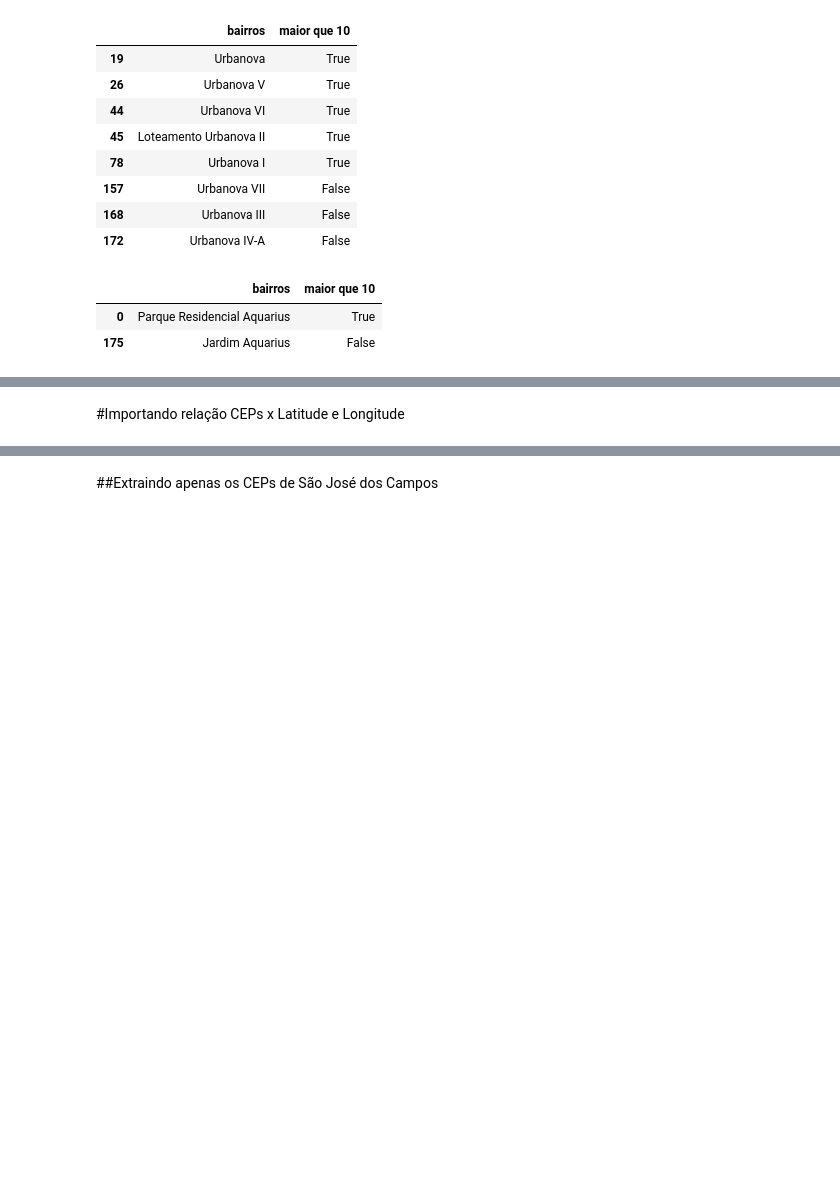
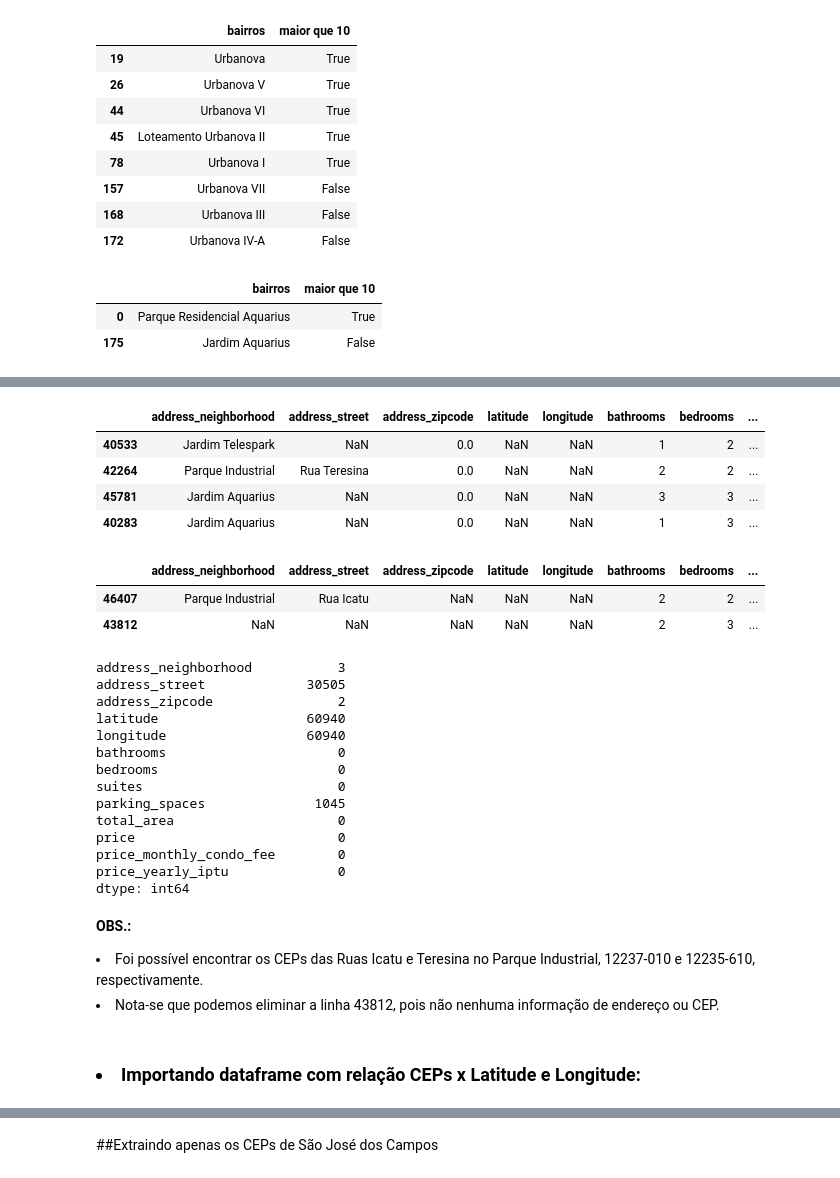
Before and after one commit to fabiollg/PI-4_Predicao_Valores_Imoveis_SJC, a Jupyter notebook: PI_4_Predicao_Valores_Imoveis_SJC.ipynb, the cells around one changed output, grey strips where cells are left out. Drawn from its saved outputs; the diff is of its cells as text; code cells hidden in the pictures; blank space fills up the shorter version.

```diff
--- a/PI_4_Predicao_Valores_Imoveis_SJC.ipynb
+++ b/PI_4_Predicao_Valores_Imoveis_SJC.ipynb
@@ -227,5 +271,38 @@ dados_bairros_filt3
+# %%
+# Exibindo as linhas com valores de CEP nulos ou NaN.
+display(dados_bed_filt[dados_bed_filt['address_zipcode'] == 0])
+display(dados_bed_filt[dados_bed_filt['address_zipcode'].isnull()])
+# Exibindo a quantidade de NaN para cada coluna.
+dados_bed_filt.isnull().sum()
+# %% [output]
+|  | address_neighborhood | address_street | address_zipcode | latitude | longitude | bathrooms | bedrooms | ... |
+| 40533 | Jardim Telespark | NaN | 0.0 | NaN | NaN | 1 | 2 | ... |
+| 42264 | Parque Industrial | Rua Teresina | 0.0 | NaN | NaN | 2 | 2 | ... |
+| 45781 | Jardim Aquarius | NaN | 0.0 | NaN | NaN | 3 | 3 | ... |
+| 40283 | Jardim Aquarius | NaN | 0.0 | NaN | NaN | 1 | 3 | ... |
+|  | address_neighborhood | address_street | address_zipcode | latitude | longitude | bathrooms | bedrooms | ... |
+| 46407 | Parque Industrial | Rua Icatu | NaN | NaN | NaN | 2 | 2 | ... |
+| 43812 | NaN | NaN | NaN | NaN | NaN | 2 | 3 | ... |
+address_neighborhood           3
+address_street             30505
+address_zipcode                2
+latitude                   60940
+longitude                  60940
+bathrooms                      0
+bedrooms                       0
+suites                         0
+parking_spaces              1045
+total_area                     0
+price                          0
+price_monthly_condo_fee        0
+price_yearly_iptu              0
+dtype: int64
+# %% [markdown]
+<b>OBS.:</b>
+     <li>Foi possível encontrar os CEPs das Ruas Icatu e Teresina no Parque Industrial, 12237-010 e 12235-610, respectivamente.
+     <li>Nota-se que podemos eliminar a linha 43812, pois não nenhuma informação de endereço ou CEP.
 # %% [markdown]
-#Importando relação CEPs x Latitude e Longitude
+### <li>Importando dataframe com relação CEPs x Latitude e Longitude:
 # %%
 url_cep2018 = pd.read_csv('https://github.com/fabiollg/PI-4_Predicao_Valores_Imoveis_SJC/raw/main/dados/ceps_coord_2018.zip', compression='zip',encoding='latin')
 display(url_cep2018)
```
Also changed, not shown: parts of 25 cells of this notebook.
